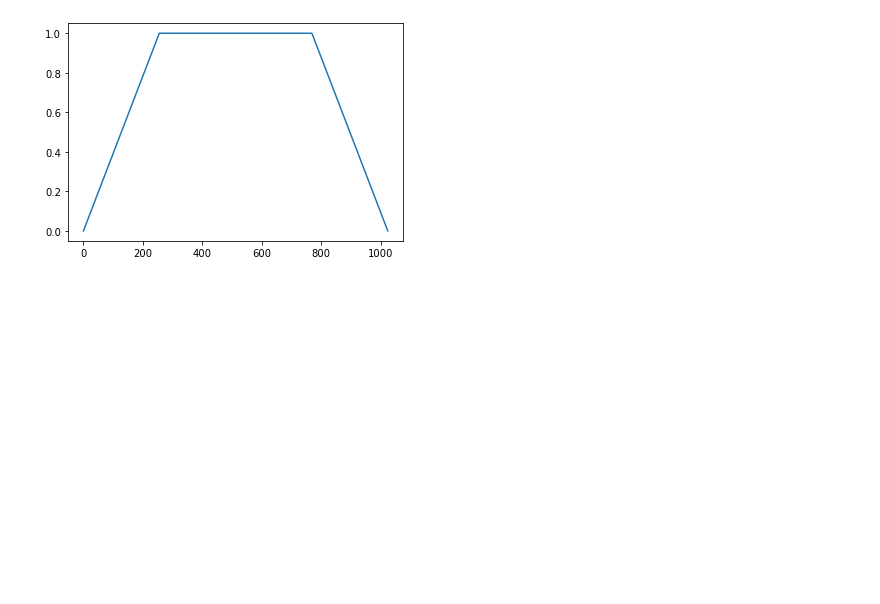
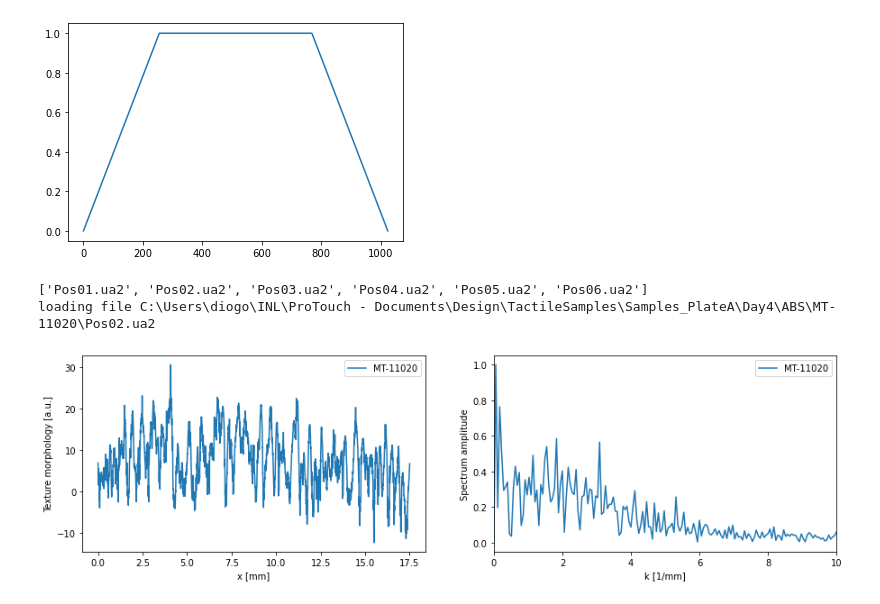
Before and after one commit to daguiam/texture_vibration_generator, a Jupyter notebook: test_notebook.ipynb, the cells around one changed output. Cells and saved outputs as stored; diff of their text form; code cells hidden in the pictures; blank space fills up the shorter version.

```diff
--- a/test_notebook.ipynb
+++ b/test_notebook.ipynb
@@ -97,3 +97,69 @@ plt.plot(win)
 # %% [output]
 [<matplotlib.lines.Line2D at 0x...>]
 [figure]
+# %%
+
+
+
+
+
+import os
+
+
+path = "C:\\Users\\diogo\\INL\\ProTouch - Documents\\Design\\TactileSamples\\Samples_PlateA\\Day1"
+
+sample ="MT-11020"
+path = "C:\\Users\\diogo\\INL\\ProTouch - Documents\\Design\\TactileSamples\\Samples_PlateA\\Day4\\ABS\\MT-11050"
+path = "C:\\Users\\diogo\\INL\\ProTouch - Documents\\Design\\TactileSamples\\Samples_PlateA\\Day4\\ABS\\%s"%(sample)
+
+files = os.listdir(path)
+
+files = [f for f in files if '.ua2' in f]
+# files = [f for f in files if 'Profil' in f]
+print(files)
+
+file = files[1]
+
+filename = os.path.join(path, file)
+
+print("loading file",filename)
+
+line_length = 17.5 #mm
+data = np.loadtxt(filename, skiprows=2)
+
+profile = data
+x = np.linspace(0,line_length, profile.size)
+
+spectrum_profile = np.fft.fft(profile-np.mean(profile))
+
+spectrum_spatial_freq = np.fft.fftfreq(spectrum_profile.size, d=np.diff(x)[0])
+
+spectrum_texture = spectrum_profile
+spectrum_profile = np.abs(spectrum_profile)
+
+spectrum_profile = np.fft.fftshift(spectrum_profile)
+spectrum_spatial_freq = np.fft.fftshift(spectrum_spatial_freq)
+
+
+fig, ax = plt.subplots(1,2, figsize=(15,4))
+
+plt.sca(ax[0])
+
+plt.plot(x, profile, label=sample)
+plt.xlabel("x [mm]")
+plt.ylabel("Texture morphology [a.u.]")
+
+plt.legend()
+plt.sca(ax[1])
+
+plt.plot(spectrum_spatial_freq, spectrum_profile/spectrum_profile.max(), label=sample)
+plt.legend()
+
+plt.xlabel("k [1/mm]")
+plt.ylabel("Spectrum amplitude")
+plt.xlim(0,10)
+plt.savefig("%s_spectrum.png"%(sample))
+# %% [output]
+['Pos01.ua2', 'Pos02.ua2', 'Pos03.ua2', 'Pos04.ua2', 'Pos05.ua2', 'Pos06.ua2']
+loading file C:\Users\diogo\INL\ProTouch - Documents\Design\TactileSamples\Samples_PlateA\Day4\ABS\MT-11020\Pos02.ua2
+[figure, added]
```
Also changed, not shown: 2 other files.
